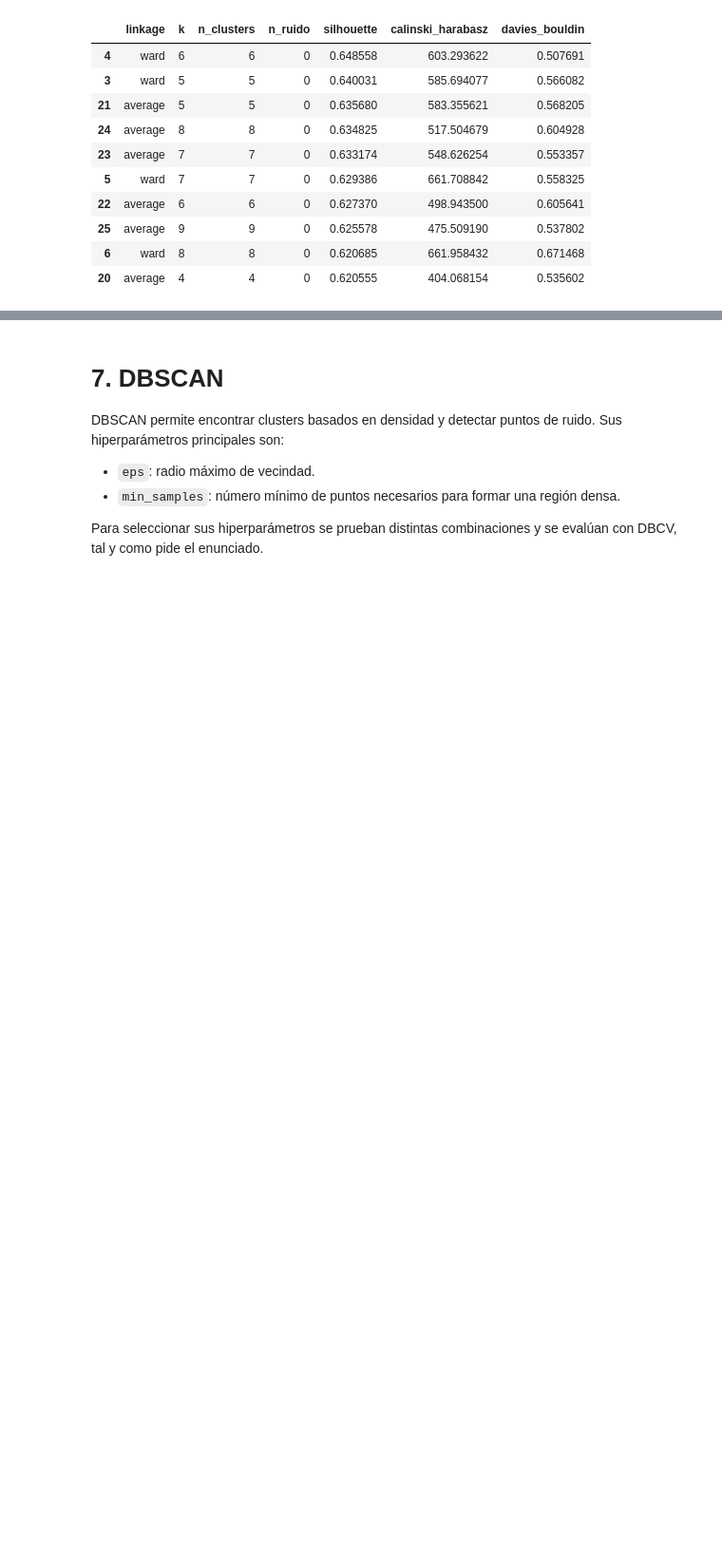
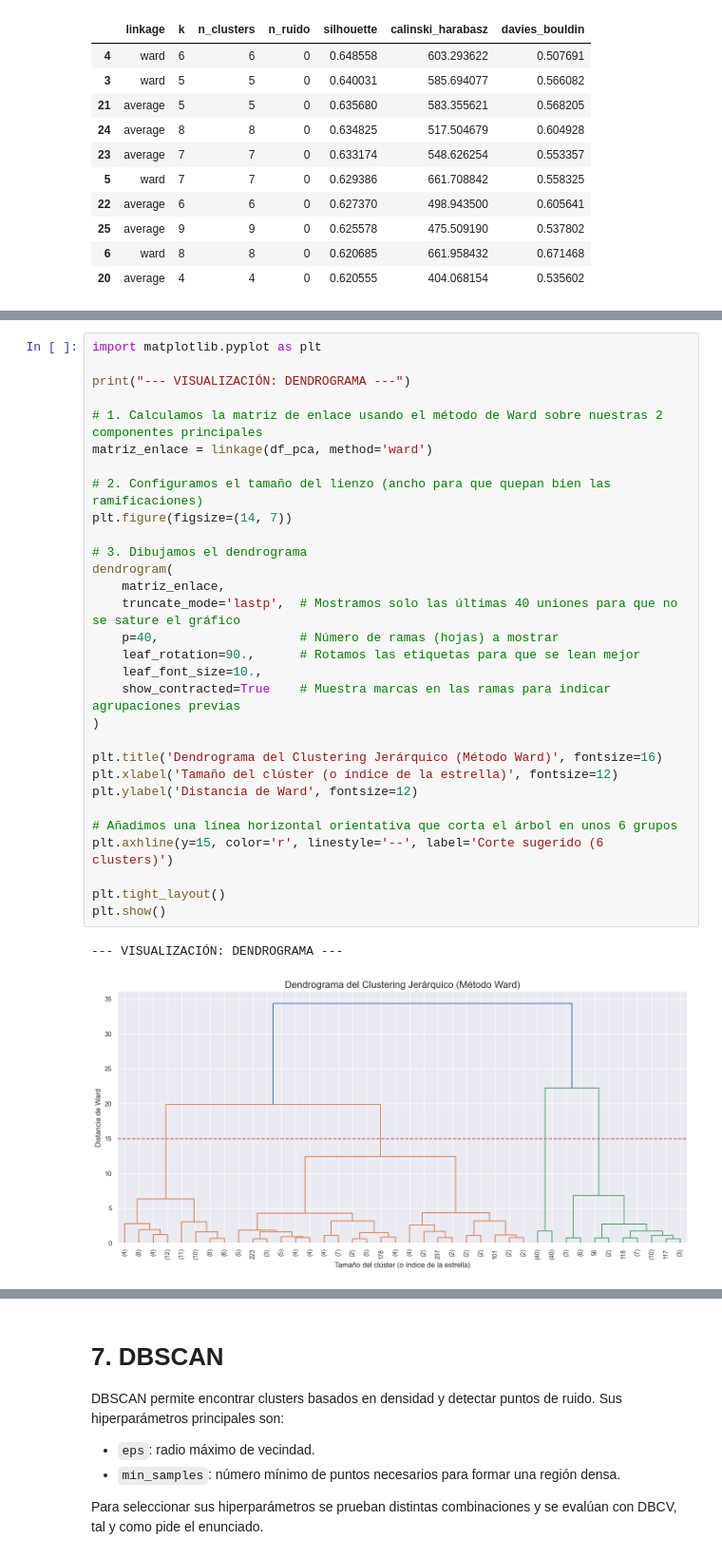
Before and after one commit to 100495927/Aprendizaje_Automatico_2, a Jupyter notebook: AA_P2_100495927_100472712.ipynb, the cells around one changed output, grey strips where cells are left out. Shown at 95% size. Saved outputs shown, nothing was run; the diff lists cells and outputs as text; blank space fills up the shorter version.

```diff
--- a/AA_P2_100495927_100472712.ipynb
+++ b/AA_P2_100495927_100472712.ipynb
@@ -525,0 +537,33 @@ En conjunto, el clustering jerárquico confirma que una solución con seis grupo
+# %%
+import matplotlib.pyplot as plt
+
+print("--- VISUALIZACIÓN: DENDROGRAMA ---")
+
+# 1. Calculamos la matriz de enlace usando el método de Ward sobre nuestras 2 componentes principales
+matriz_enlace = linkage(df_pca, method='ward')
+
+# 2. Configuramos el tamaño del lienzo (ancho para que quepan bien las ramificaciones)
+plt.figure(figsize=(14, 7))
+
+# 3. Dibujamos el dendrograma
+dendrogram(
+    matriz_enlace,
+    truncate_mode='lastp',  # Mostramos solo las últimas 40 uniones para que no se sature el gráfico
+    p=40,                   # Número de ramas (hojas) a mostrar
+    leaf_rotation=90.,      # Rotamos las etiquetas para que se lean mejor
+    leaf_font_size=10.,
+    show_contracted=True    # Muestra marcas en las ramas para indicar agrupaciones previas
+)
+
+plt.title('Dendrograma del Clustering Jerárquico (Método Ward)', fontsize=16)
+plt.xlabel('Tamaño del clúster (o índice de la estrella)', fontsize=12)
+plt.ylabel('Distancia de Ward', fontsize=12)
+
+# Añadimos una línea horizontal orientativa que corta el árbol en unos 6 grupos
+plt.axhline(y=15, color='r', linestyle='--', label='Corte sugerido (6 clusters)')
+
+plt.tight_layout()
+plt.show()
+# %% [output]
+--- VISUALIZACIÓN: DENDROGRAMA ---
+[figure, added]
```
Also changed, not shown: parts of 13 cells of this notebook.
